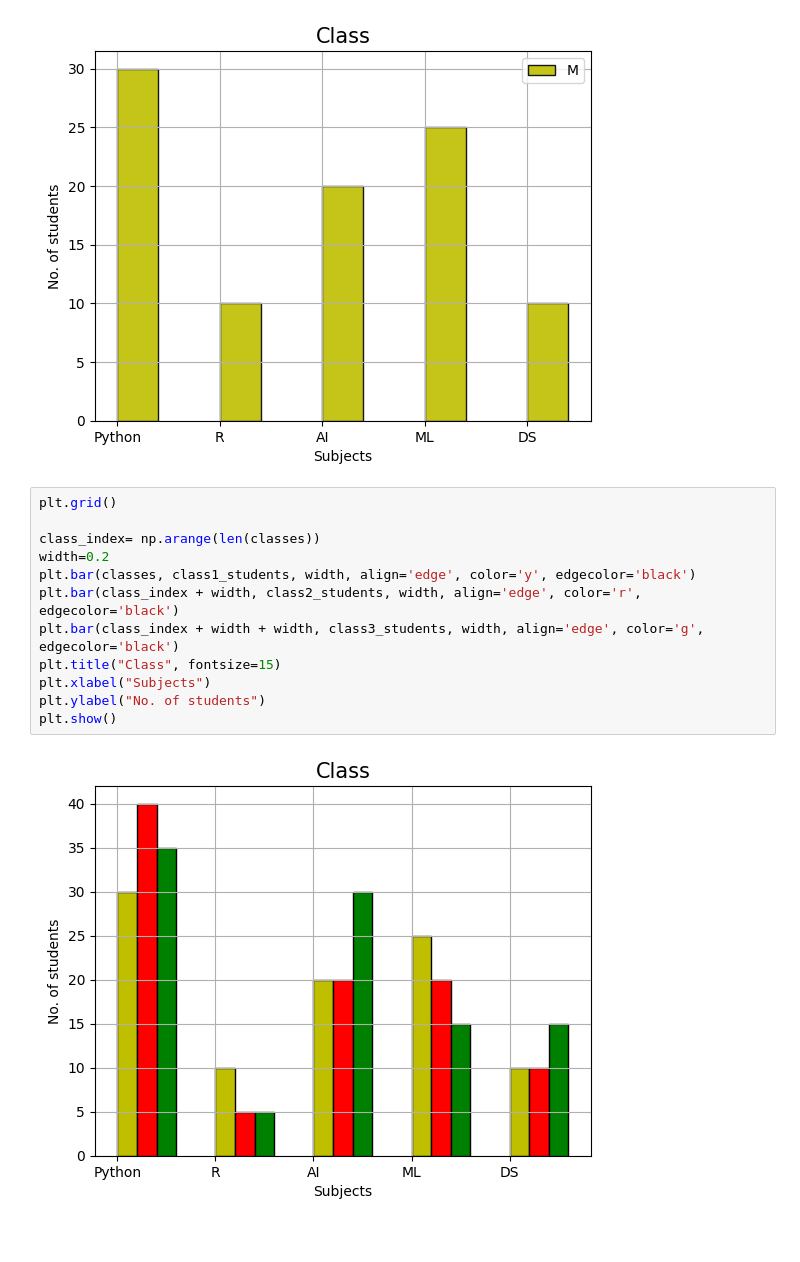
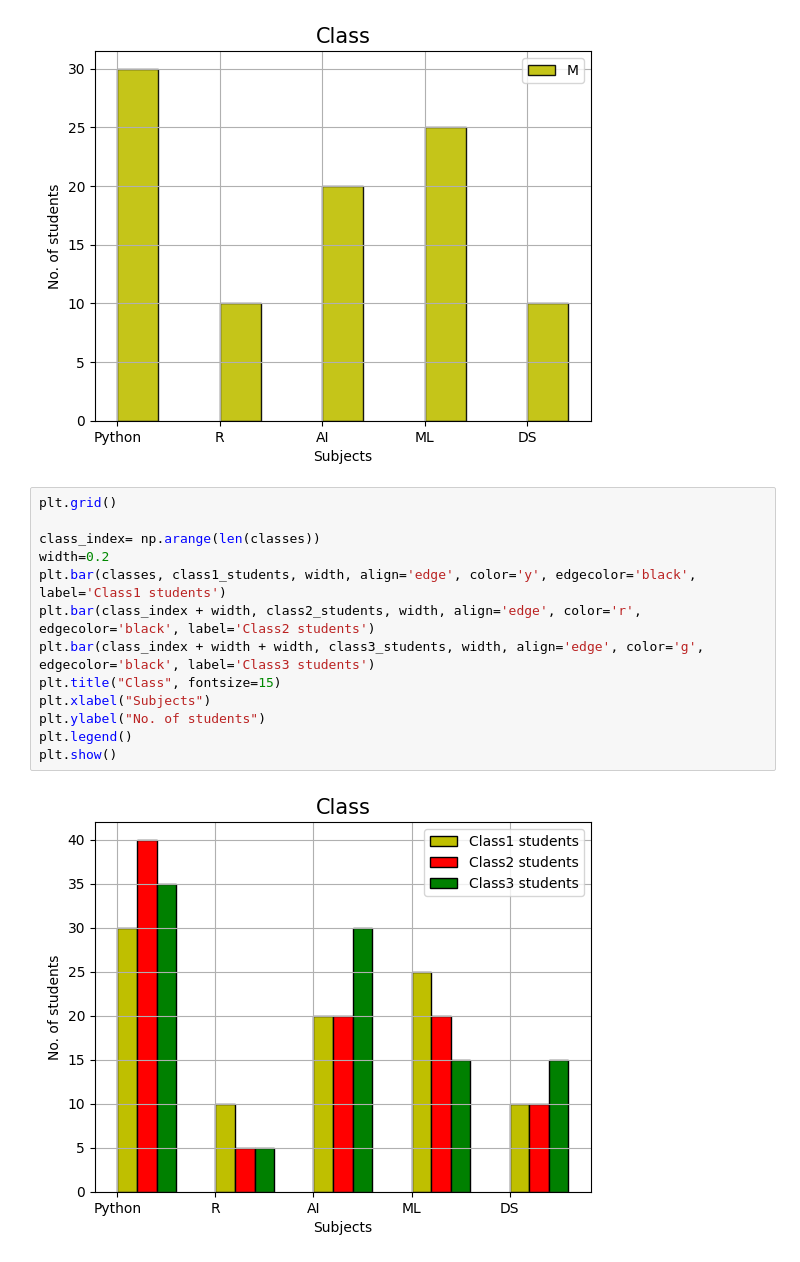
Before and after one commit to Xander1540/Python, a Jupyter notebook: ML_Matplotlib/3Matplotlib BarChart.ipynb, the cells around one changed output. Cells and saved outputs as stored; diff of their text form.

```diff
--- a/ML_Matplotlib/3Matplotlib BarChart.ipynb
+++ b/ML_Matplotlib/3Matplotlib BarChart.ipynb
@@ -40,14 +40,15 @@ plt.show()
 # %%
 plt.grid()
 
 class_index= np.arange(len(classes))
 width=0.2
-plt.bar(classes, class1_students, width, align='edge', color='y', edgecolor='black')
-plt.bar(class_index + width, class2_students, width, align='edge', color='r', edgecolor='black')
-plt.bar(class_index + width + width, class3_students, width, align='edge', color='g', edgecolor='black')
+plt.bar(classes, class1_students, width, align='edge', color='y', edgecolor='black', label='Class1 students')
+plt.bar(class_index + width, class2_students, width, align='edge', color='r', edgecolor='black', label='Class2 students')
+plt.bar(class_index + width + width, class3_students, width, align='edge', color='g', edgecolor='black', label='Class3 students')
 plt.title("Class", fontsize=15)
 plt.xlabel("Subjects")
 plt.ylabel("No. of students")
+plt.legend()
 plt.show()
 # %% [output]
-[figure, old version]
+[figure, new version]
```
Also changed, not shown: 2 other files.
